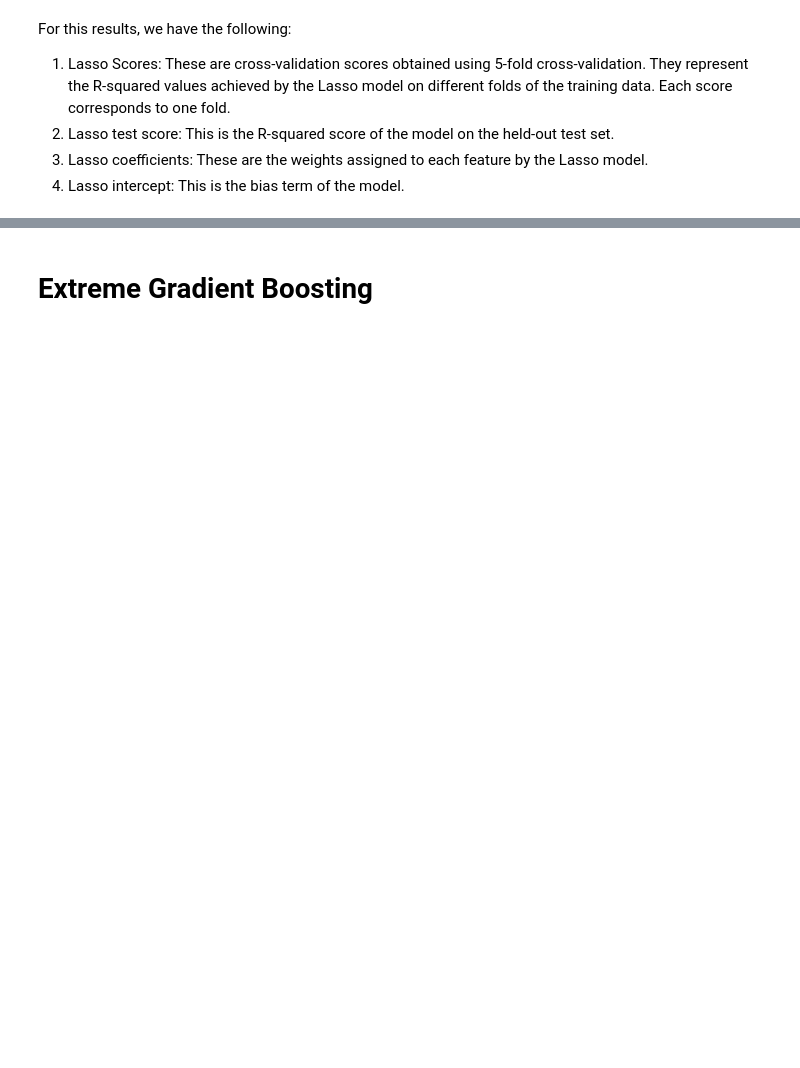
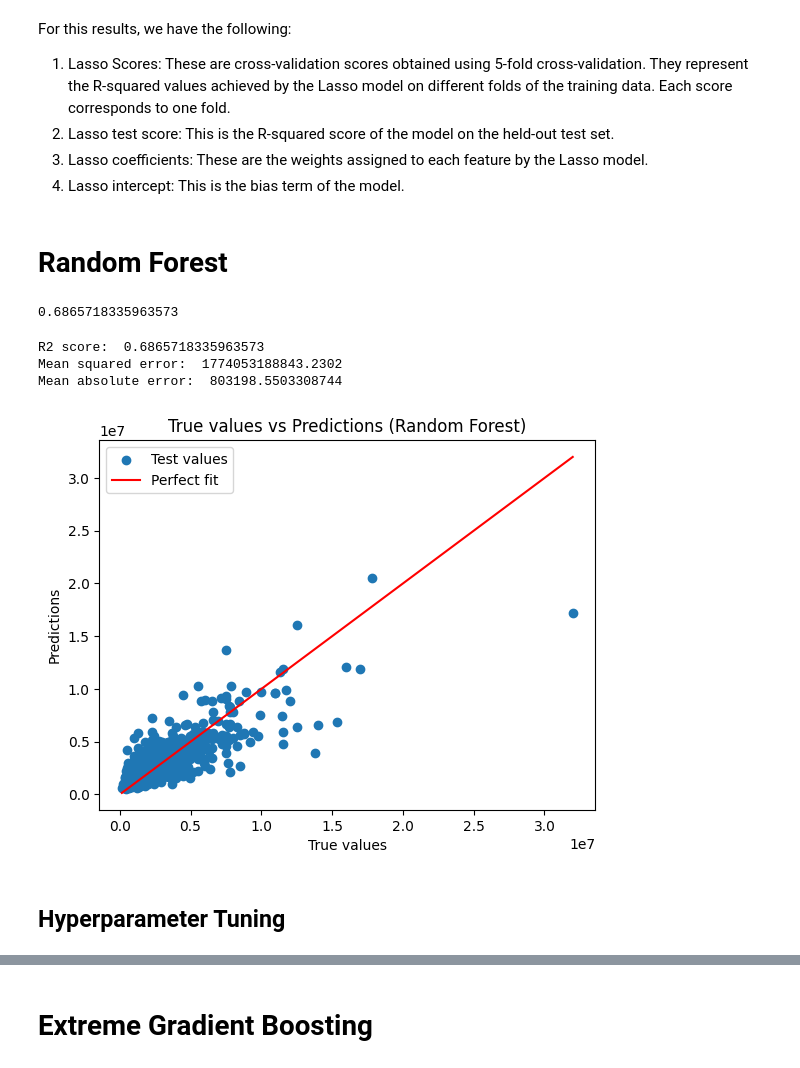
Before and after one commit to besplago/thesis-house-price-estimation, a Jupyter notebook: house_price_regression.ipynb, the cells around one changed output, grey strips where cells are left out. Drawn from its saved outputs; the diff is of its cells as text; code cells hidden in the pictures; blank space fills up the shorter version.

Commit message:
add: random forest

```diff
--- a/house_price_regression.ipynb
+++ b/house_price_regression.ipynb
@@ -160,3 +315,32 @@ For this results, we have the following:
   2. Lasso test score: This is the R-squared score of the model on the held-out test set.
   3. Lasso coefficients: These are the weights assigned to each feature by the Lasso model.
   4. Lasso intercept: This is the bias term of the model.
+# %% [markdown]
+# Random Forest
+# %%
+from sklearn.ensemble import RandomForestRegressor
+
+forest = RandomForestRegressor(random_state = 0)
+forest.fit(X_train, y_train)
+# %% [output]
+0.6865718335963573
+# %%
+print("R2 score: ", forest.score(X_test, y_test))
+print("Mean squared error: ", mean_squared_error(y_test, forest.predict(X_test)))
+print("Mean absolute error: ", mean_absolute_error(y_test, forest.predict(X_test)))
+
+# Plotting the test set results
+plt.scatter(y_test, forest.predict(X_test))
+plt.xlabel('True values')
+plt.ylabel('Predictions')
+plt.title('True values vs Predictions (Random Forest)')
+plt.plot([y_test.min(), y_test.max()], [y_test.min(), y_test.max()], c='r')
+plt.legend(['Test values', 'Perfect fit'])
+plt.show()
+# %% [output]
+R2 score:  0.6865718335963573
+Mean squared error:  1774053188843.2302
+Mean absolute error:  803198.5503308744
+[figure, added]
+# %% [markdown]
+## Hyperparameter Tuning
```
Also changed, not shown: parts of 13 cells of this notebook.
